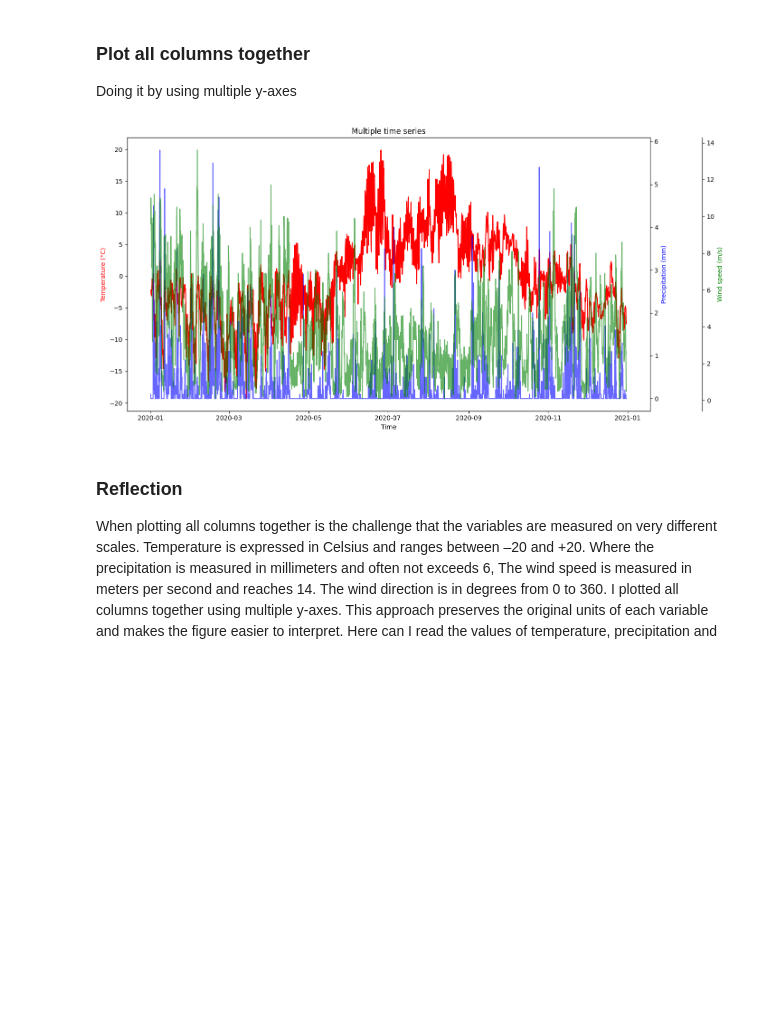
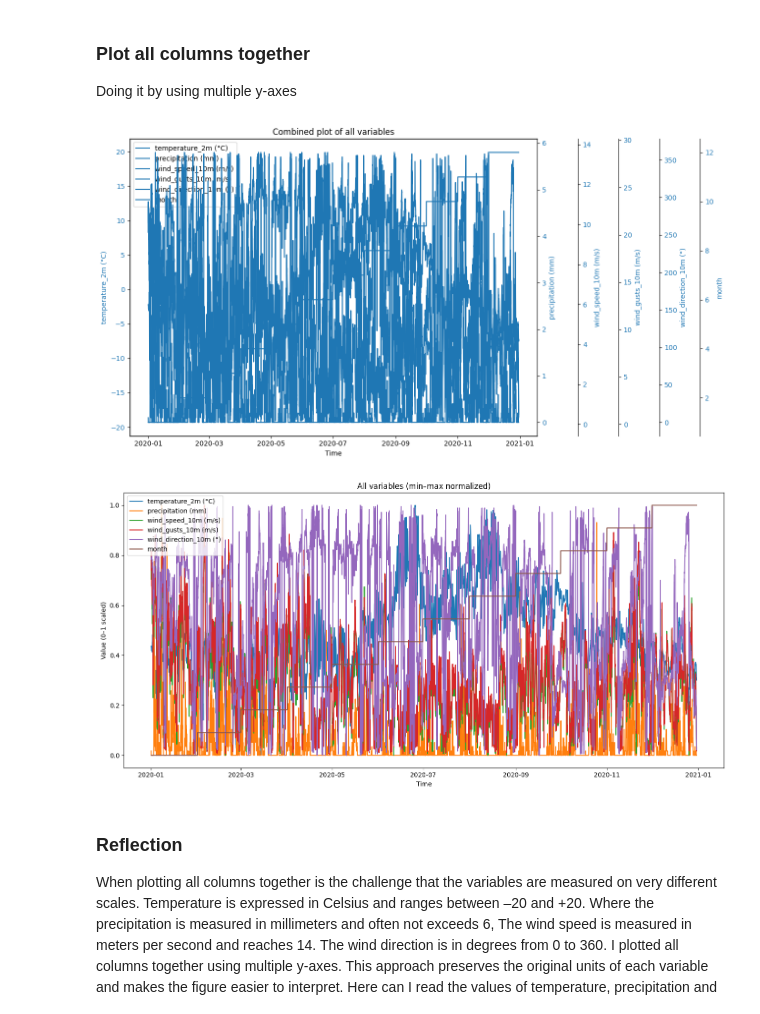
Before and after one commit to Sheikh20o3/IND320_1_Project, a Jupyter notebook: Ass_2/Innlevering_Ass_2.ipynb, the cells around one changed output. Drawn from its saved outputs; the diff is of its cells as text; code cells hidden in the pictures; blank space fills up the shorter version.

```diff
--- a/Ass_2/Innlevering_Ass_2.ipynb
+++ b/Ass_2/Innlevering_Ass_2.ipynb
@@ -114,29 +114,56 @@ When plotting each variable individually it quickly becomes clear that the scale
 ### Plot all columns together
 Doing it by using multiple y-axes
 # %%
-fig, ax1 = plt.subplots(figsize=(14,7))
+import matplotlib.pyplot as plt
 
-# Temperature on left y-axis
-ax1.plot(df['time'], df['temperature_2m (°C)'], 'r-', label="Temperature (°C)")
-ax1.set_xlabel("Time")
-ax1.set_ylabel("Temperature (°C)", color="r")
+time_col = "time"
+value_cols = [c for c in df.columns if c != time_col]
 
-# Precipitation on right y-axis
-ax2 = ax1.twinx()
-ax2.plot(df['time'], df['precipitation (mm)'], 'b-', alpha=0.6, label="Precipitation (mm)")
-ax2.set_ylabel("Precipitation (mm)", color="b")
+fig, ax0 = plt.subplots(figsize=(14, 7))
 
-# Wind speed on another axis (optional)
-ax3 = ax1.twinx()
-ax3.spines.right.set_position(("axes", 1.1))  # shift to the right
-ax3.plot(df['time'], df['wind_speed_10m (m/s)'], 'g-', alpha=0.6, label="Wind speed (m/s)")
-ax3.set_ylabel("Wind speed (m/s)", color="g")
+axes = [ax0]
+lines = []
 
-plt.title("Multiple time series")
+for i, col in enumerate(value_cols):
+    if i == 0:
+        ax = ax0
+    else:
+        ax = ax0.twinx()
+        # flytt hver ekstra høyre-akse litt ut til høyre
+        offset = 1 + 0.1 * (i - 1)
+        ax.spines.right.set_position(("axes", offset))
+        axes.append(ax)
+
+    ln, = ax.plot(df[time_col], df[col], label=col)
+    ax.set_ylabel(col, color=ln.get_color())
+    ax.tick_params(axis='y', labelcolor=ln.get_color())
+    lines.append(ln)
+
+ax0.set_xlabel("Time")
+ax0.set_title("Combined plot of all variables")
 fig.tight_layout()
+
+# felles legend med alle serier
+ax0.legend(lines, [l.get_label() for l in lines], loc="upper left", bbox_to_anchor=(0, 1))
 plt.show()
+
+
+
+norm = (df[value_cols] - df[value_cols].min()) / (df[value_cols].max() - df[value_cols].min())
+
+plt.figure(figsize=(14, 7))
+for col in value_cols:
+    plt.plot(df[time_col], norm[col], label=col)
+
+plt.xlabel("Time")
+plt.ylabel("Value (0–1 scaled)")
+plt.title("All variables (min–max normalized)")
+plt.legend(loc="upper left")
+plt.tight_layout()
+plt.show()
 # %% [output]
-[figure, old version]
+[figure, new version]
+[figure, added]
 # %% [markdown]
 ### Reflection
 When plotting all columns together is the challenge that the variables are measured on very different scales. Temperature is expressed in Celsius and ranges between –20 and +20. Where the precipitation is measured in millimeters and often not exceeds 6, The wind speed is measured in meters per second and reaches 14. The wind direction is in degrees from 0 to 360. I plotted all columns together using multiple y-axes. This approach preserves the original units of each variable and makes the figure easier to interpret. Here can I read the values of temperature, precipitation and wind speed. If all series were forced onto a single scale, the small variations in precipitation would disappear compared to the much larger ranges of wind direction or temperature. When each variable have its own axis, the differences become visible while still being displayed in the same figure. This makes the visualization easier to read, since it reflects the true magnitudes of the data rather than abstract normalized values.
```
Also changed, not shown: parts of 7 cells of this notebook, 12 other files.
